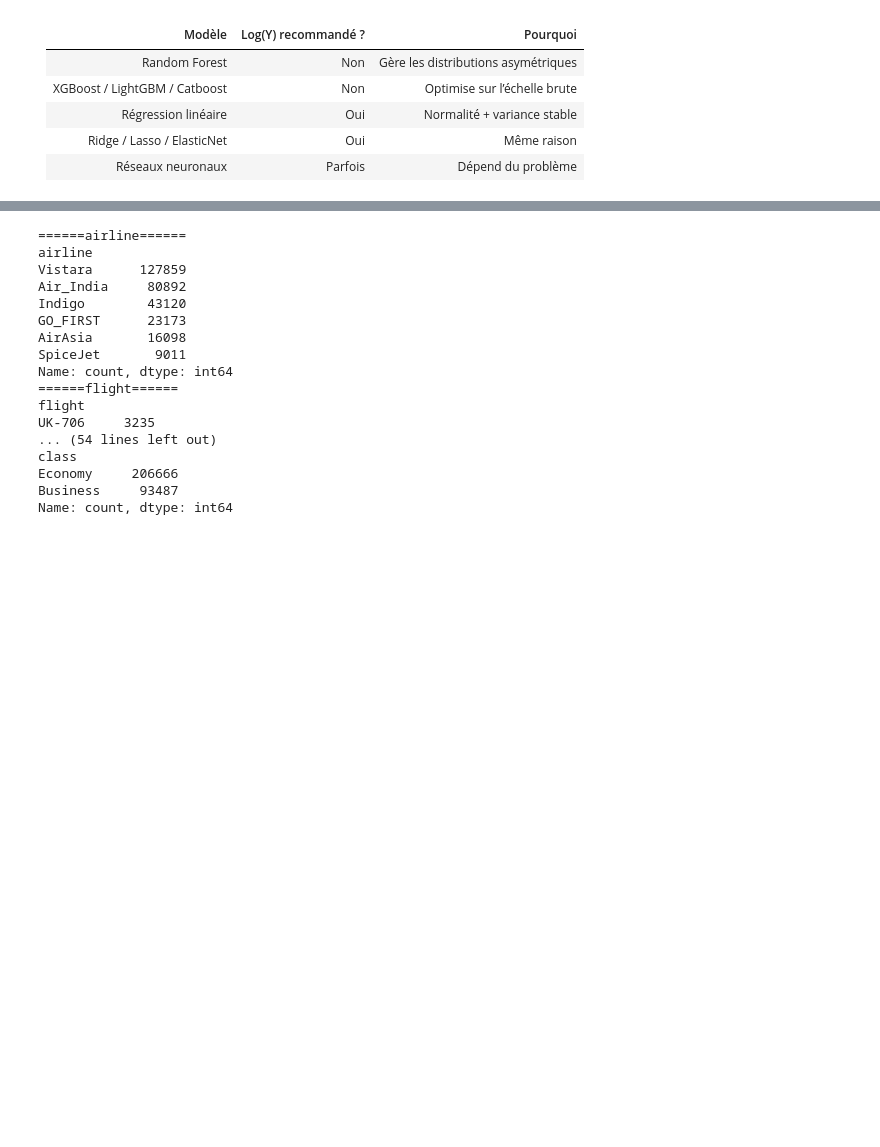
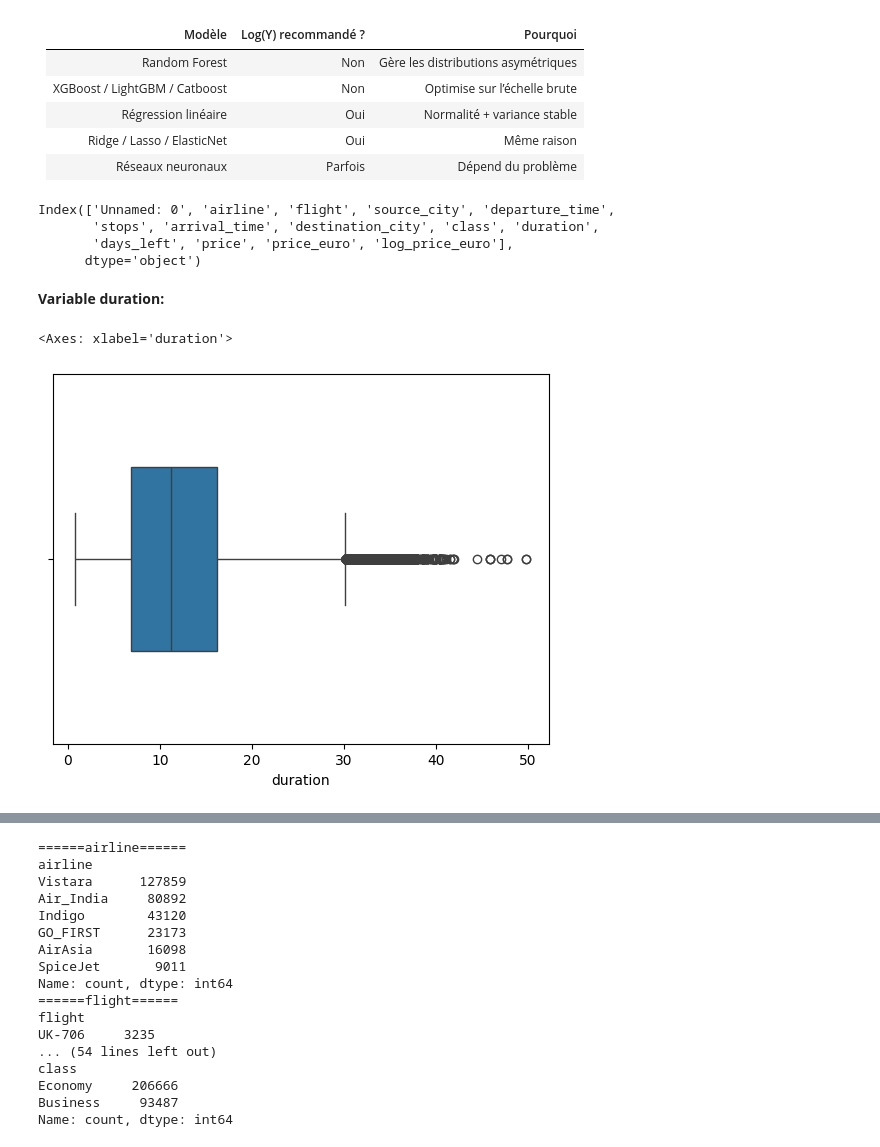
Before and after one commit to jbcheze/Predicting_Airline_Ticket_Prices, a Jupyter notebook: notebook/JB_CHEZE.ipynb, the cells around one changed output, grey strips where cells are left out. Saved outputs shown, nothing was run; the diff lists cells and outputs as text; code cells hidden in the pictures; blank space fills up the shorter version.

```diff
--- a/notebook/JB_CHEZE.ipynb
+++ b/notebook/JB_CHEZE.ipynb
@@ -162,3 +165,17 @@ sns.boxplot(x=df["log_price_euro"],width=.5)
 | Régression linéaire          |  Oui               | Normalité + variance stable             |
 | Ridge / Lasso / ElasticNet   |  Oui               | Même raison                              |
 | Réseaux neuronaux            |  Parfois           | Dépend du problème                       |
+# %%
+df.columns
+# %% [output]
+Index(['Unnamed: 0', 'airline', 'flight', 'source_city', 'departure_time',
+       'stops', 'arrival_time', 'destination_city', 'class', 'duration',
+       'days_left', 'price', 'price_euro', 'log_price_euro'],
+      dtype='object')
+# %% [markdown]
+**Variable duration:**
+# %%
+sns.boxplot(x=df["duration"],width=.5)
+# %% [output]
+<Axes: xlabel='duration'>
+[figure, added]
```
Also changed, not shown: parts of 43 cells of this notebook, 2 other files.
